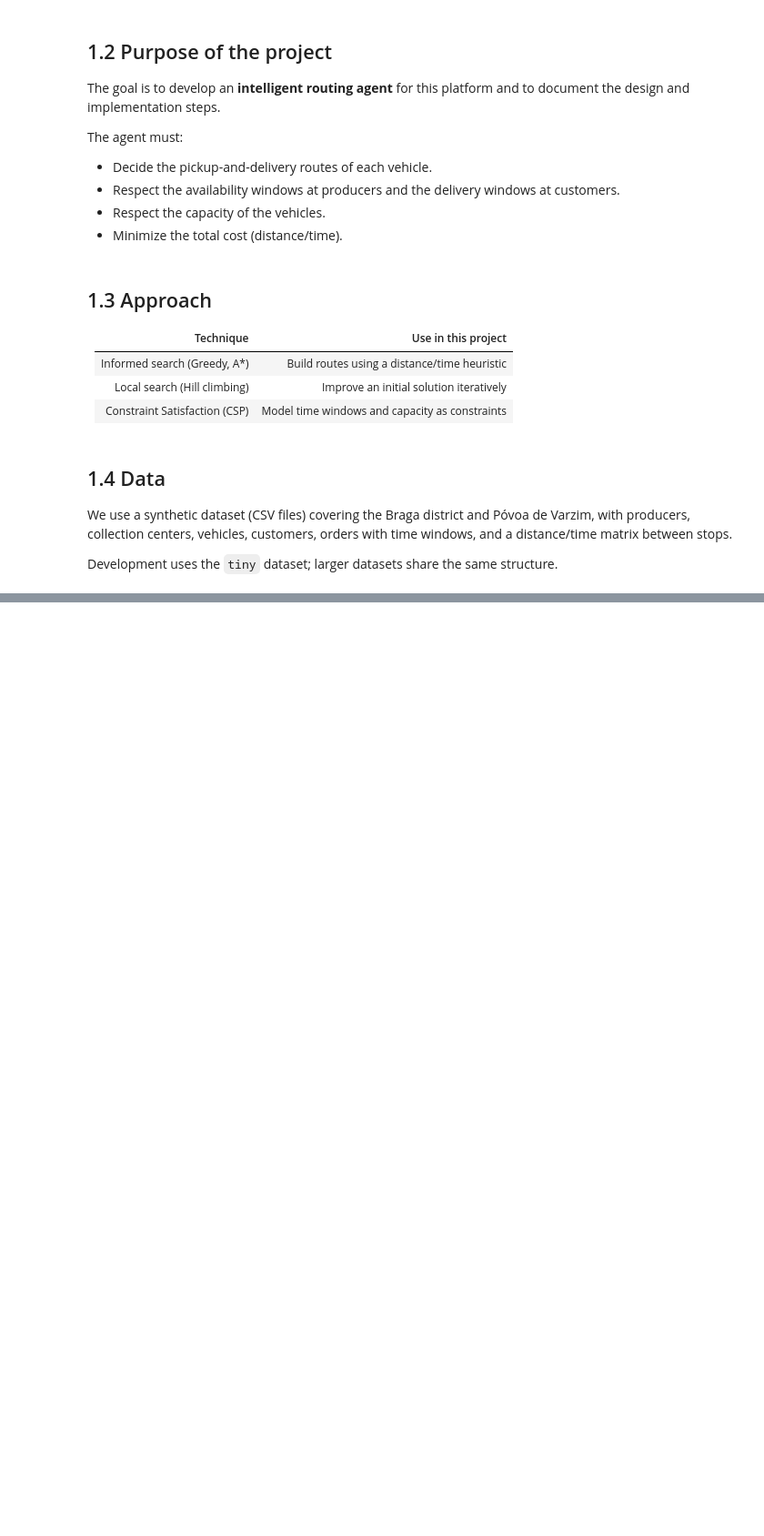
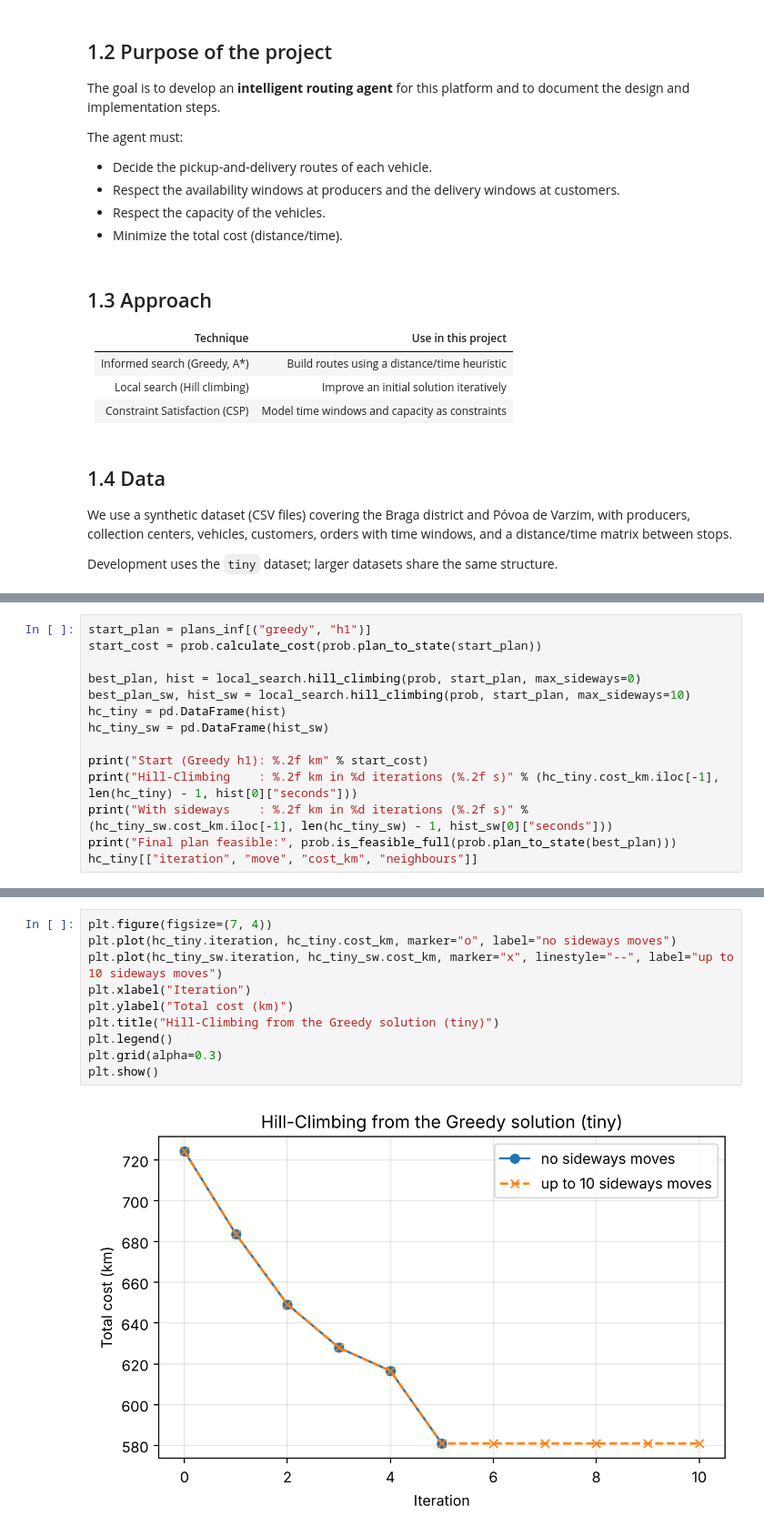
Before and after one commit to OierZu/IA26_P01_E01, a Jupyter notebook: notebooks/01_Project01_E01.ipynb, the cells around one changed output, grey strips where cells are left out. Shown at 91% size. Saved outputs shown, nothing was run; the diff lists cells and outputs as text; blank space fills up the shorter version.

```diff
--- a/notebooks/01_Project01_E01.ipynb
+++ b/notebooks/01_Project01_E01.ipynb
@@ -61,0 +447,14 @@ import matplotlib.pyplot as plt
+# %%
+start_plan = plans_inf[("greedy", "h1")]
+start_cost = prob.calculate_cost(prob.plan_to_state(start_plan))
+
+best_plan, hist = local_search.hill_climbing(prob, start_plan, max_sideways=0)
+best_plan_sw, hist_sw = local_search.hill_climbing(prob, start_plan, max_sideways=10)
+hc_tiny = pd.DataFrame(hist)
+hc_tiny_sw = pd.DataFrame(hist_sw)
+
+print("Start (Greedy h1): %.2f km" % start_cost)
+print("Hill-Climbing    : %.2f km in %d iterations (%.2f s)" % (hc_tiny.cost_km.iloc[-1], len(hc_tiny) - 1, hist[0]["seconds"]))
+print("With sideways    : %.2f km in %d iterations (%.2f s)" % (hc_tiny_sw.cost_km.iloc[-1], len(hc_tiny_sw) - 1, hist_sw[0]["seconds"]))
+print("Final plan feasible:", prob.is_feasible_full(prob.plan_to_state(best_plan)))
+hc_tiny[["iteration", "move", "cost_km", "neighbours"]]
@@ -61,0 +473,12 @@ import matplotlib.pyplot as plt
+# %%
+plt.figure(figsize=(7, 4))
+plt.plot(hc_tiny.iteration, hc_tiny.cost_km, marker="o", label="no sideways moves")
+plt.plot(hc_tiny_sw.iteration, hc_tiny_sw.cost_km, marker="x", linestyle="--", label="up to 10 sideways moves")
+plt.xlabel("Iteration")
+plt.ylabel("Total cost (km)")
+plt.title("Hill-Climbing from the Greedy solution (tiny)")
+plt.legend()
+plt.grid(alpha=0.3)
+plt.show()
+# %% [output]
+[figure, added]
```
Also changed, not shown: parts of 43 cells of this notebook.
